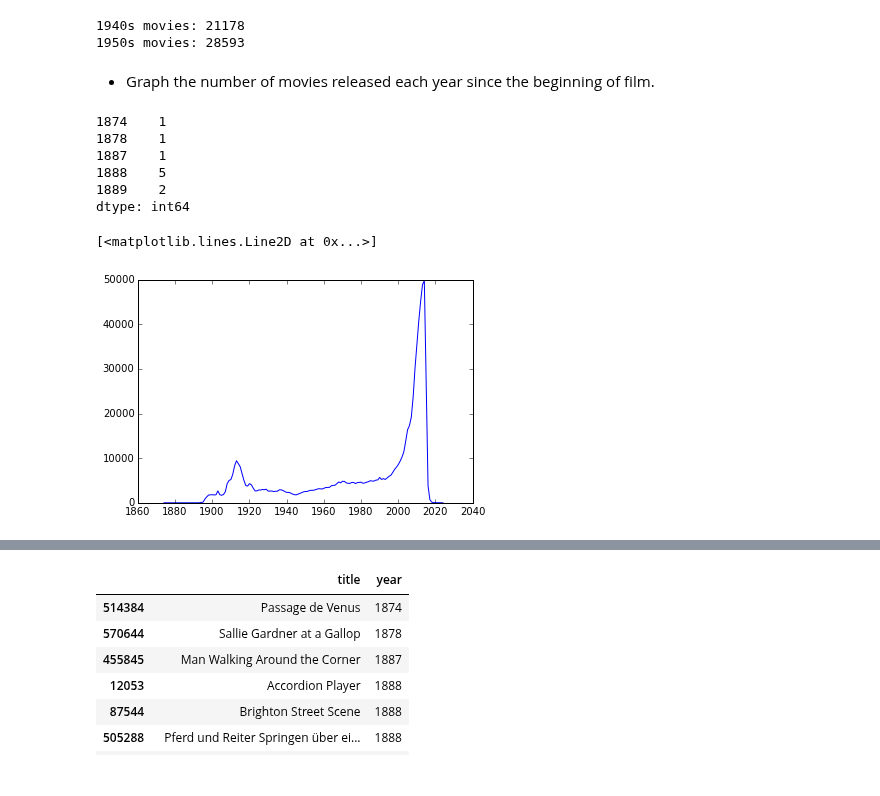
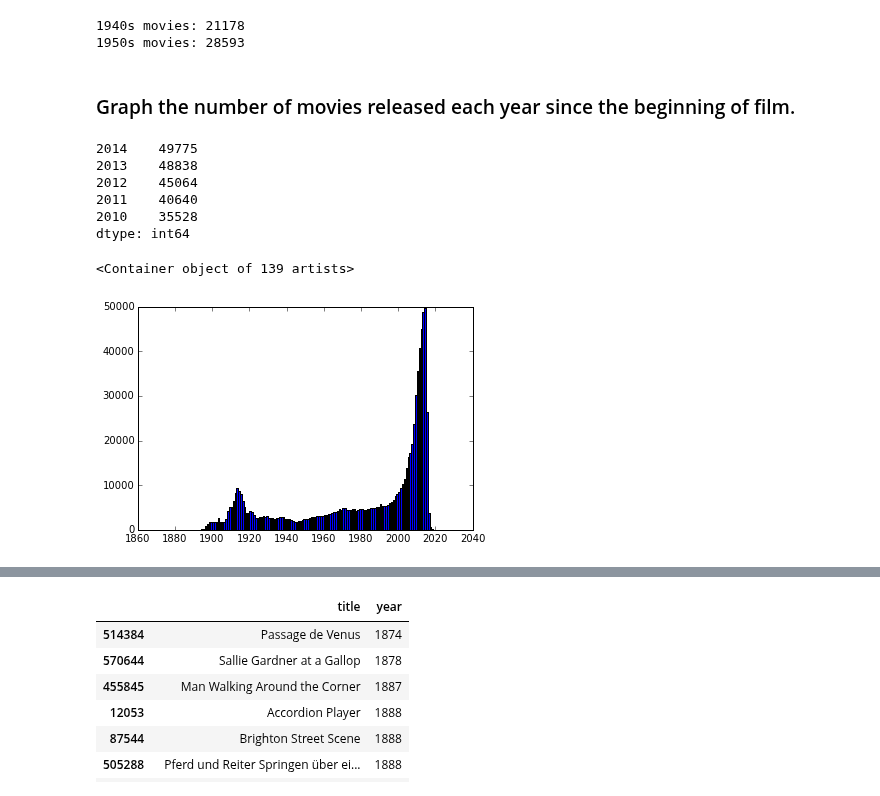
Before and after one commit to brandon-rhodes/pycon-pandas-tutorial, a Jupyter notebook: Solutions.ipynb, the cells around one changed output, grey strips where cells are left out. Saved outputs shown, nothing was run; the diff lists cells and outputs as text; code cells hidden in the pictures.

```diff
--- a/Solutions.ipynb
+++ b/Solutions.ipynb
@@ -37,19 +68,19 @@ print('1950s movies: {}'.format(count))
 1940s movies: 21178
 1950s movies: 28593
 # %% [markdown]
-* Graph the number of movies released each year since the beginning of film.
+### Graph the number of movies released each year since the beginning of film.
 # %%
-y = titles.year.value_counts().sort_index()
+y = titles.year.value_counts()
 y.head()
 # %% [output]
-1874    1
-1878    1
-1887    1
-1888    5
-1889    2
+2014    49775
+2013    48838
+2012    45064
+2011    40640
+2010    35528
 dtype: int64
 # %%
-plot(y.index, y)
+plt.bar(y.index, y)
 # %% [output]
-[<matplotlib.lines.Line2D at 0x...>]
+<Container object of 139 artists>
-[figure, old version]
+[figure, new version]
```
Also changed, not shown: parts of 35 cells of this notebook, 1 other file.
